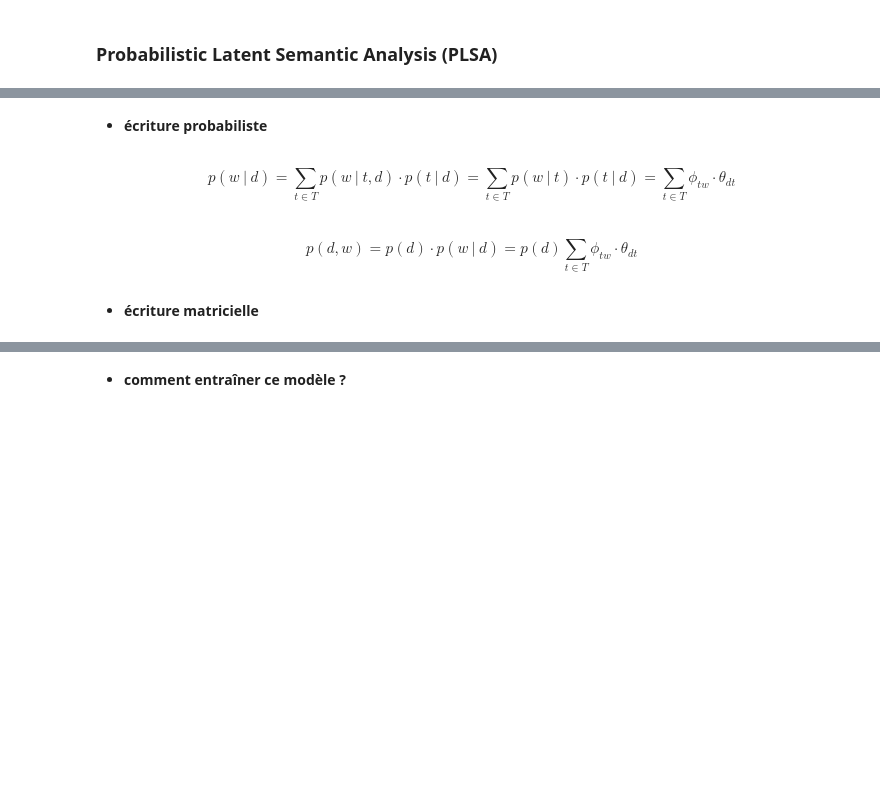
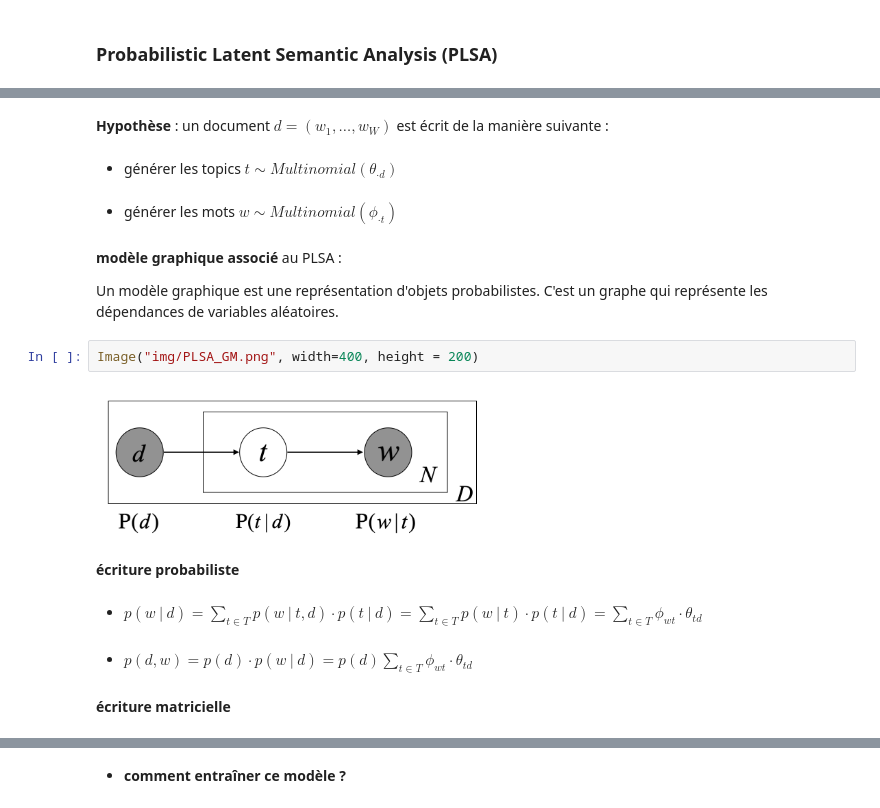
Before and after one commit to curiousML/DSA, a Jupyter notebook: text_mining/partie1/representations_vectorielles.ipynb, the cells around one changed output, grey strips where cells are left out. Cells and saved outputs as stored; diff of their text form; blank space fills up the shorter version.

```diff
--- a/text_mining/partie1/representations_vectorielles.ipynb
+++ b/text_mining/partie1/representations_vectorielles.ipynb
@@ -256,11 +275,25 @@ $$\theta_{dt} = p(t|d)$$
+# %% [markdown]
+**Hypothèse** : un document $d = (w_1, \dots, w_W)$ est écrit de la manière suivante :
+# %% [markdown]
+- générer les topics $t \sim Multinomial(\theta_{\cdot d})$
+# %% [markdown]
+- générer les mots $w\sim Multinomial(\phi_{\cdot t})$
+# %% [markdown]
+**modèle graphique associé** au PLSA :
+
+Un modèle graphique est une représentation d'objets probabilistes. C'est un graphe qui représente les dépendances de variables aléatoires.
+# %%
+Image("img/PLSA_GM.png", width=400, height = 200)
+# %% [output]
+[figure, added]
 # %% [markdown]
-- **écriture probabiliste**
+**écriture probabiliste**
 # %% [markdown]
-$$p(w \ | \ d) = \sum\limits_{t\in T} p(w \ |\ t, d)\cdot p(t \ | \ d) = \sum\limits_{t\in T} p(w \ |\ t)\cdot p(t \ | \ d) = \sum\limits_{t\in T} \phi_{tw}\cdot\theta_{dt}$$
+- $p(w \ | \ d) = \sum\limits_{t\in T} p(w \ |\ t, d)\cdot p(t \ | \ d) = \sum\limits_{t\in T} p(w \ |\ t)\cdot p(t \ | \ d) = \sum\limits_{t\in T} \phi_{wt}\cdot\theta_{td}$
 # %% [markdown]
-$$p(d, w) = p(d)\cdot p(w \ | \ d) = p(d)\sum\limits_{t\in T} \phi_{tw}\cdot\theta_{dt}$$
+- $p(d, w) = p(d)\cdot p(w \ | \ d) = p(d)\sum\limits_{t\in T} \phi_{wt}\cdot\theta_{td}$
 # %% [markdown]
-- **écriture matricielle**
+**écriture matricielle**
 # %%
 Image("img/PLSA.png", width=500, height = 200)
 # %% [output]
```
Also changed, not shown: parts of 31 cells of this notebook, 12 other files.
